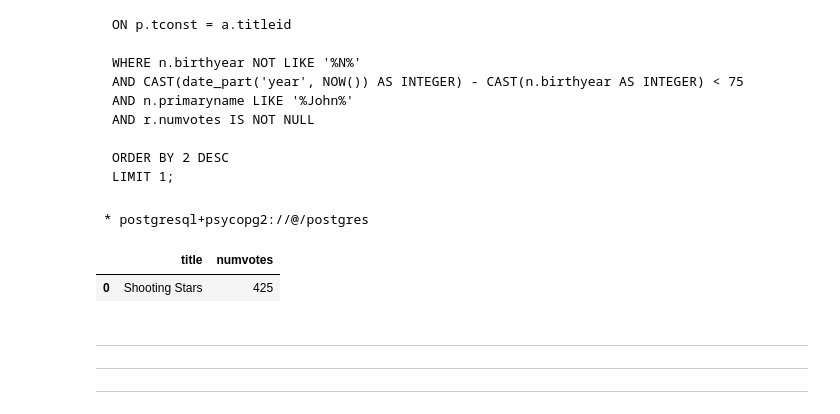
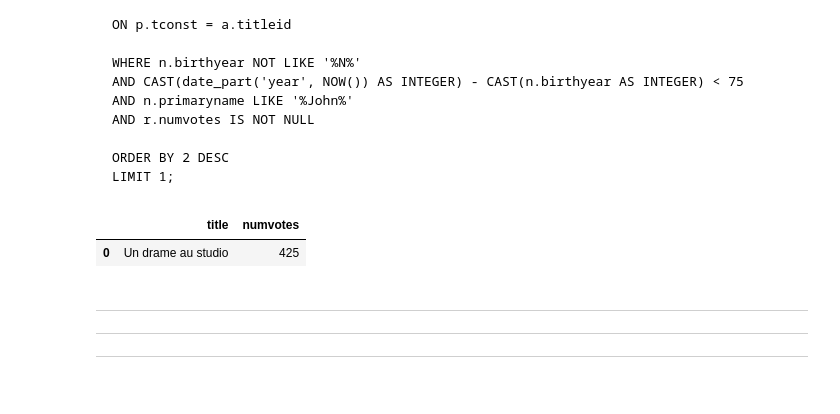
Before and after one commit to institutohumai/cursos-python, a Jupyter notebook: BasesDeDatos/2_SQL/sql_practica_2_solucion.ipynb, the cells around one changed output. Drawn from its saved outputs; the diff is of its cells as text; code cells hidden in the pictures.

````diff
--- a/BasesDeDatos/2_SQL/sql_practica_2_solucion.ipynb
+++ b/BasesDeDatos/2_SQL/sql_practica_2_solucion.ipynb
@@ -22,6 +22,9 @@ import sqlalchemy
 
 engine = sqlalchemy.create_engine("postgresql+psycopg2://@/postgres")
 conn = engine.connect()
+
+conn.execute(sqlalchemy.text('CREATE SCHEMA IF NOT EXISTS humai'))
+conn.commit()
 
 akas = pd.read_csv("https://drive.google.com/uc?id=1MDgiAel34RZULi9a1WXuzGQOE9M5_aGp",nrows=200000,sep="\t")
 akas.columns = [i.lower() for i in akas.columns]
@@ -43,6 +46,18 @@ names.to_sql("names",engine,if_exists="append",method="multi",schema="humai",ind
 del(names)
 principals.to_sql("principals",engine,if_exists="append",method="multi",schema="humai",index=False)
 del(principals)
+conn.commit()
+conn.close()
+
+def exec_sql(query):
+  text_query = sqlalchemy.sql.text(query)
+
+  with engine.connect() as conn:
+    res = conn.execute(text_query)
+    if query.strip().lower().startswith('select'):
+      return pd.DataFrame(res)
+    else:
+      conn.commit()
 # %% [markdown]
 ## Modelo de datos
 
@@ -272,11 +333,30 @@ ORDER BY 2 DESC
 LIMIT 1;
 ```
 # %%
-%sql SELECT a.title, CAST(r.numvotes AS INTEGER) FROM humai.names n LEFT JOIN humai.principals p ON n.nconst = p.nconst LEFT JOIN humai.ratings r ON p.tconst = r.tconst LEFT JOIN humai.akas a ON p.tconst = a.titleid WHERE n.birthyear NOT LIKE '%N%' AND CAST(date_part('year', NOW()) AS INTEGER) - CAST(n.birthyear AS INTEGER) < 75 AND n.primaryname LIKE '%John%' AND r.numvotes IS NOT NULL ORDER BY 2 DESC LIMIT 1;
+select = """
+SELECT a.title, CAST(r.numvotes AS INTEGER)
+FROM humai.names n
+LEFT JOIN humai.principals p
+ON n.nconst = p.nconst
+
+LEFT JOIN humai.ratings r
+ON p.tconst = r.tconst
+
+LEFT JOIN humai.akas a
+ON p.tconst = a.titleid
+
+WHERE n.birthyear NOT LIKE '%N%'
+AND CAST(date_part('year', NOW()) AS INTEGER) - CAST(n.birthyear AS INTEGER) < 75
+AND n.primaryname LIKE '%John%'
+AND r.numvotes IS NOT NULL
+
+ORDER BY 2 DESC
+LIMIT 1;
+"""
+exec_sql(select)
 # %% [output]
- * postgresql+psycopg2://@/postgres
 |  | title | numvotes |
-| 0 | Shooting Stars | 425 |
+| 0 | Un drame au studio | 425 |
 # %% [markdown]
 
 
````
Also changed, not shown: parts of 10 cells of this notebook, 2 other files.
